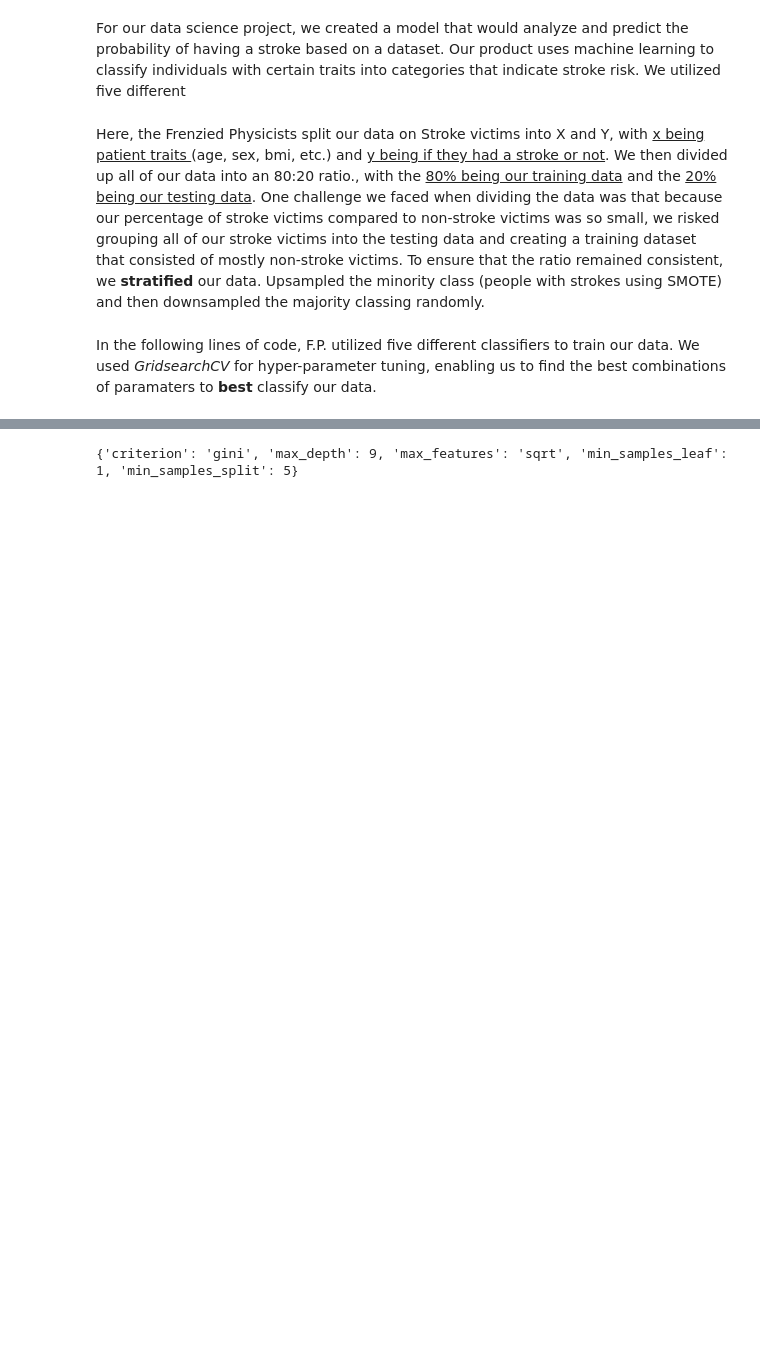
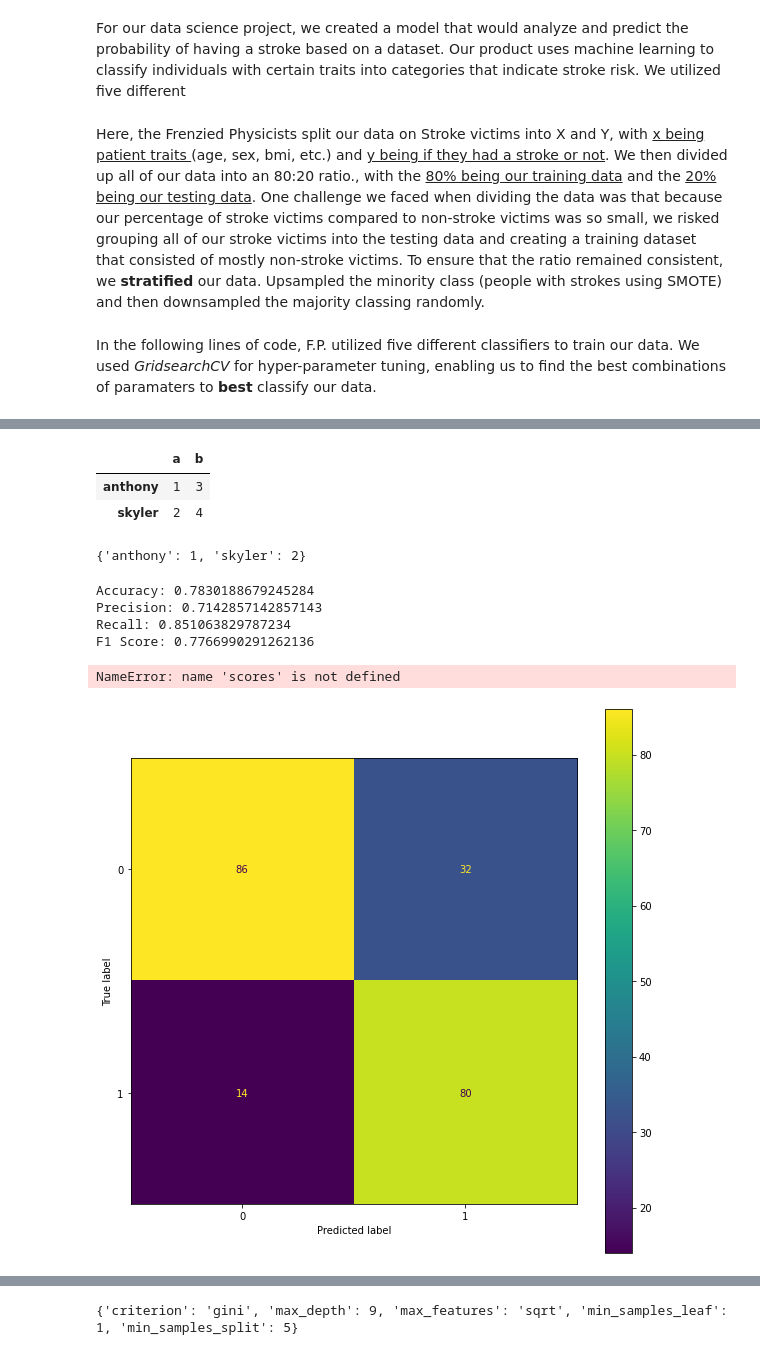
Before and after one commit to AnthonyCampbell208/SC22-BatchA-Frenzied-Physcists, a Jupyter notebook: final project/master_model_training.ipynb, the cells around one changed output, grey strips where cells are left out. Cells and saved outputs as stored; diff of their text form; code cells hidden in the pictures; blank space fills up the shorter version.

```diff
--- a/final project/master_model_training.ipynb
+++ b/final project/master_model_training.ipynb
@@ -258,0 +210,70 @@ GridSearchCV(estimator=DecisionTreeClassifier(),
+# %%
+abc = {}
+abc['a'] = {'anthony':1, 'skyler':2}
+abc['b'] = {'anthony':3, 'skyler':4}
+
+pd.DataFrame(abc)
+# %% [output]
+|  | a | b |
+| anthony | 1 | 3 |
+| skyler | 2 | 4 |
+# %%
+abc['a']
+# %% [output]
+{'anthony': 1, 'skyler': 2}
+# %%
+scores = {}
+# %%
+
+tree_clf = tree.DecisionTreeClassifier()
+tree_clf = tree_clf.fit(X_train, y_train)
+y_pred_tree = tree_clf.predict(X_test)
+print("Accuracy:", metrics.accuracy_score(y_test, y_pred_tree))
+print("Precision:", metrics.precision_score(y_test, y_pred_tree))
+print("Recall:", metrics.recall_score(y_test, y_pred_tree))
+print("F1 Score:", metrics.f1_score(y_test, y_pred_tree))
+
+fig, ax = plt.subplots(figsize=(10, 10))
+cm = confusion_matrix(y_test, y_pred_tree, labels=tree_clf.classes_)
+disp = ConfusionMatrixDisplay(confusion_matrix=cm, display_labels=tree_clf.classes_)
+disp.plot(ax=ax)
+
+acc = metrics.accuracy_score(y_test, y_pred_tree)
+prec = metrics.precision_score(y_test, y_pred_tree)
+recall = metrics.recall_score(y_test, y_pred_tree)
+f1 = metrics.f1_score(y_test, y_pred_tree)
+scores['tree_clf'] = {'accuracy': acc, 'precision':prec, 'recall':recall, 'f1_score':f1}
+
+# cm_text = [[str(y) for y in x] for x in cm]
+
+# fig = ff.create_annotated_heatmap(cm, x=[0,1], y= [1,0], annotation_text=cm_text, colorscale='Viridis')
+# fig.add_annotation(dict(font=dict(color="black",size=14),
+#                         x=0.5,
+#                         y=-0.15,
+#                         showarrow=False,
+#                         text="Predicted value",
+#                         xref="paper",
+#                         yref="paper"))
+
+# # add custom yaxis title
+# fig.add_annotation(dict(font=dict(color="black",size=14),
+#                         x=-0.35,
+#                         y=0.5,
+#                         showarrow=False,
+#                         text="Real value",
+#                         textangle=-90,
+#                         xref="paper",
+#                         yref="paper"))
+# # adjust margins to make room for yaxis title
+# fig.update_layout(margin=dict(t=50, l=200))
+
+# # add colorbar
+# fig['data'][0]['showscale'] = True
+# fig.show()
+# %% [output]
+Accuracy: 0.7830188679245284
+Precision: 0.7142857142857143
+Recall: 0.851063829787234
+F1 Score: 0.7766990291262136
+NameError: name 'scores' is not defined
+[figure, added]
```
Also changed, not shown: parts of 7 cells of this notebook, 25 other files.
